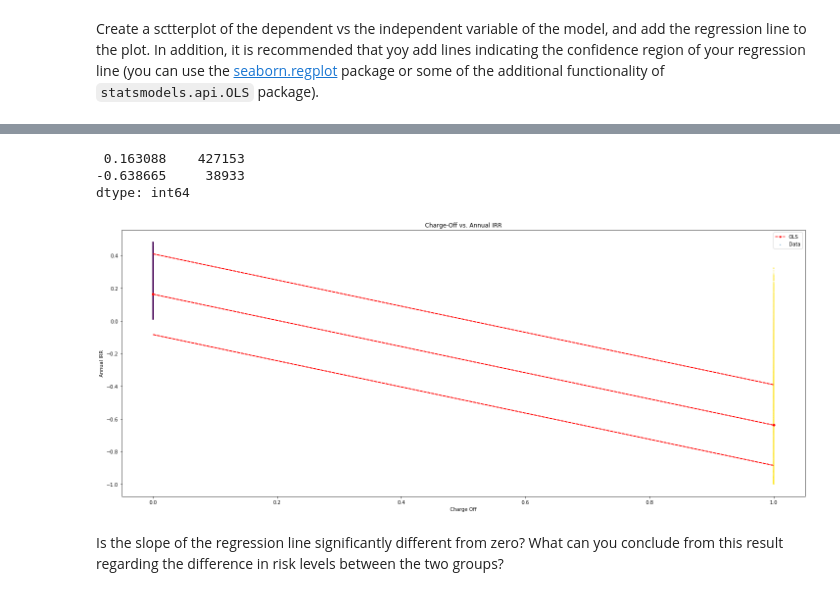
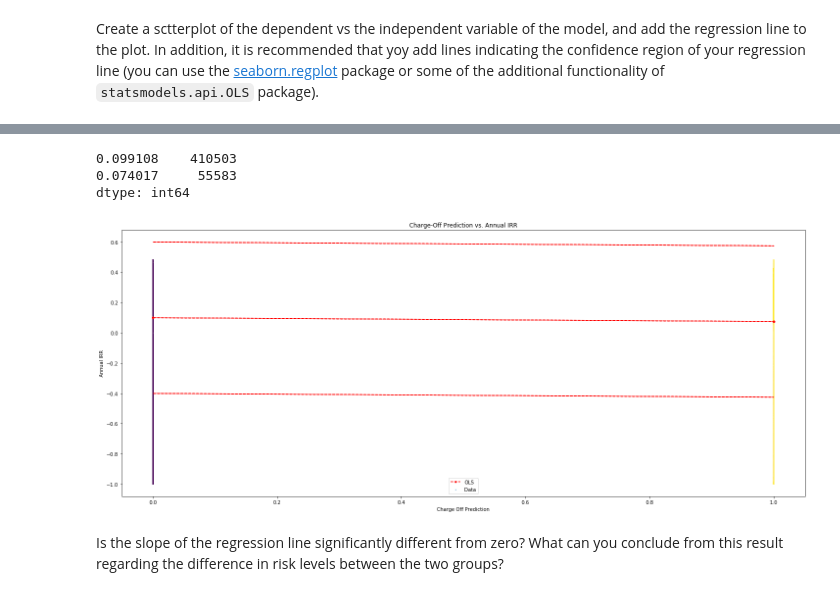
Before and after one commit to Pagaya-Pro/PagayaPro2021, a Jupyter notebook: assignments/assignment2/assignment2.ipynb, the cells around one changed output, grey strips where cells are left out. Cells and saved outputs as stored; diff of their text form; code cells hidden in the pictures.

```diff
--- a/assignments/assignment2/assignment2.ipynb
+++ b/assignments/assignment2/assignment2.ipynb
@@ -873,6 +867,6 @@ Use the [statsmodels.api.OLS](https://www.statsmodels.org/stable/examples/notebo
 from statsmodels.api import OLS
 from statsmodels.tools.tools import add_constant
 # %%
-ols_model = OLS(enriched_features['ann_irr'], add_constant(enriched_features['CO']))
+ols_model = OLS(enriched_features['ann_irr'], add_constant(enriched_features['CO_pred']))
 # %%
 results = ols_model.fit();
@@ -914,27 +909,27 @@ sns.regplot(x="CO", y="ann_irr", data=enriched_features);
 # %%
 results.fittedvalues.value_counts()
 # %% [output]
- 0.163088    427153
--0.638665     38933
+0.099108    410503
+0.074017     55583
 dtype: int64
 # %%
 pred_ols = results.get_prediction()
 iv_l = pred_ols.summary_frame()["obs_ci_lower"]
 iv_u = pred_ols.summary_frame()["obs_ci_upper"]
 
 fig, ax = plt.subplots(figsize=(25, 10))
-ax.set_title("Charge-Off vs. Annual IRR")
-ax.set_xlabel("Charge Off")
+ax.set_title("Charge-Off Prediction vs. Annual IRR")
+ax.set_xlabel("Charge-Off Prediction")
 ax.set_ylabel("Annual IRR")
 
-ax.scatter(x=enriched_features['CO'], y=enriched_features['ann_irr'], c=enriched_features['CO'], alpha=1, s=0.5, label="Data")
+ax.scatter(x=enriched_features['CO_pred'], y=enriched_features['ann_irr'], c=enriched_features['CO_pred'], alpha=1, s=0.5, label="Data")
 
-ax.plot(enriched_features['CO'], results.fittedvalues, "r--.", label="OLS")
-ax.plot(enriched_features['CO'], iv_u, "r--")
-ax.plot(enriched_features['CO'], iv_l, "r--")
+ax.plot(enriched_features['CO_pred'], results.fittedvalues, "r--.", label="OLS")
+ax.plot(enriched_features['CO_pred'], iv_u, "r--")
+ax.plot(enriched_features['CO_pred'], iv_l, "r--")
 ax.legend(loc="best");
 # %% [output]
-[figure, old version]
+[figure, new version]
 # %% [markdown]
 Is the slope of the regression line significantly different from zero? What can you conclude from this result regarding the difference in risk levels between the two groups?
 # %% [markdown]
```
Also changed, not shown: parts of 28 cells of this notebook.
